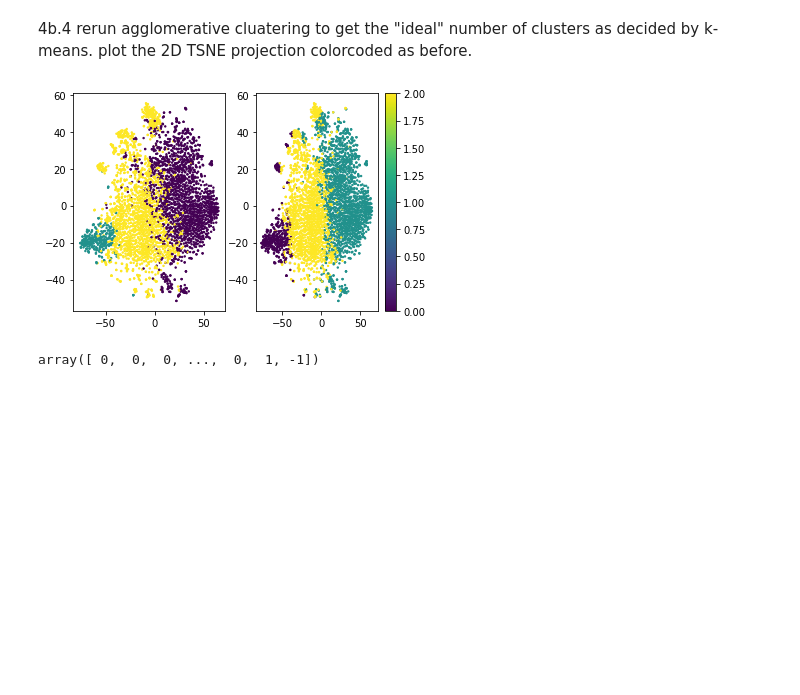
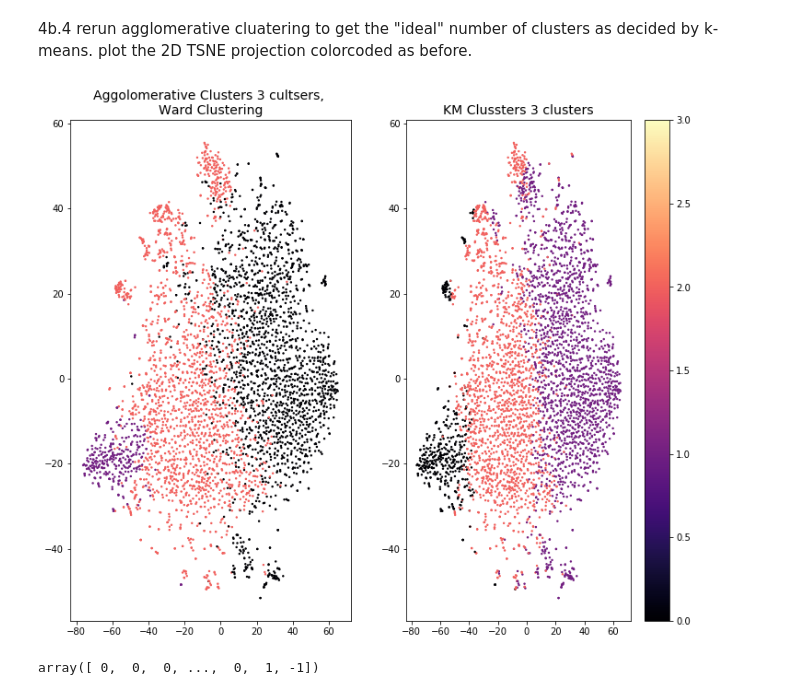
Before and after one commit to fedhere/DSPS_ejones, a Jupyter notebook: HW10/Elliott_Jones_copy_of_clusteringGenes.ipynb, the cells around one changed output. Saved outputs shown, nothing was run; the diff lists cells and outputs as text; code cells hidden in the pictures; blank space fills up the shorter version.

```diff
--- a/HW10/Elliott_Jones_copy_of_clusteringGenes.ipynb
+++ b/HW10/Elliott_Jones_copy_of_clusteringGenes.ipynb
@@ -249,13 +252,16 @@ In the average dendogram there are only two groups most likely because the avera
 4b.4 rerun agglomerative cluatering to get the "ideal" number of clusters as decided by k-means. plot the 2D TSNE projection colorcoded as before.
 # %%
 genes_sgcluster = skl.cluster.AgglomerativeClustering(n_clusters=3).fit(scaledgenes)
+pl.figure(figsize = (12,10))
 pl.subplot(121)
-pl.scatter(twodproj[:,0], twodproj[:,1], c=(genes_sgcluster.labels_+2) %3, s = 2)
+pl.scatter(twodproj[:,0], twodproj[:,1], c=(genes_sgcluster.labels_+2)%3, s = 2, cmap = 'magma', vmax = 3)
+pl.title('Aggolomerative Clusters 3 cultsers, \nWard Clustering', FontSize = 14)
 pl.subplot(122)
-pl.scatter(twodproj[:,0], twodproj[:,1], c=geneclustersKM.labels_, s = 2)
+pl.scatter(twodproj[:,0], twodproj[:,1], c=geneclustersKM.labels_, s = 2, cmap = 'magma', vmax= 3)
+pl.title('KM Clussters 3 clusters', FontSize = 14)
 pl.colorbar();
 # %% [output]
-[figure, old version]
+[figure, new version]
 # %%
 dbs.labels_
 # %% [output]
```
Also changed, not shown: parts of 5 cells of this notebook.
